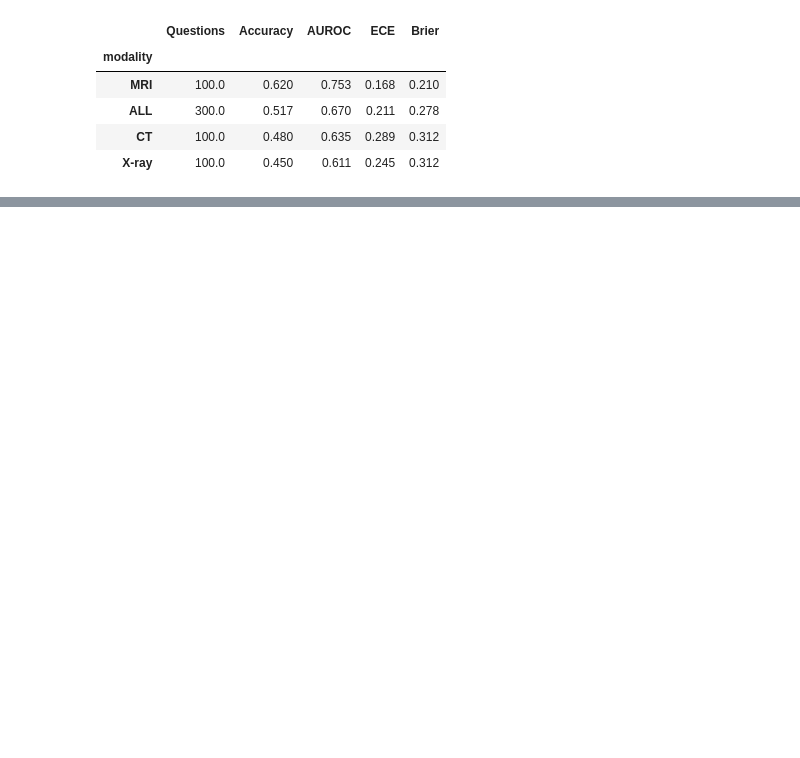
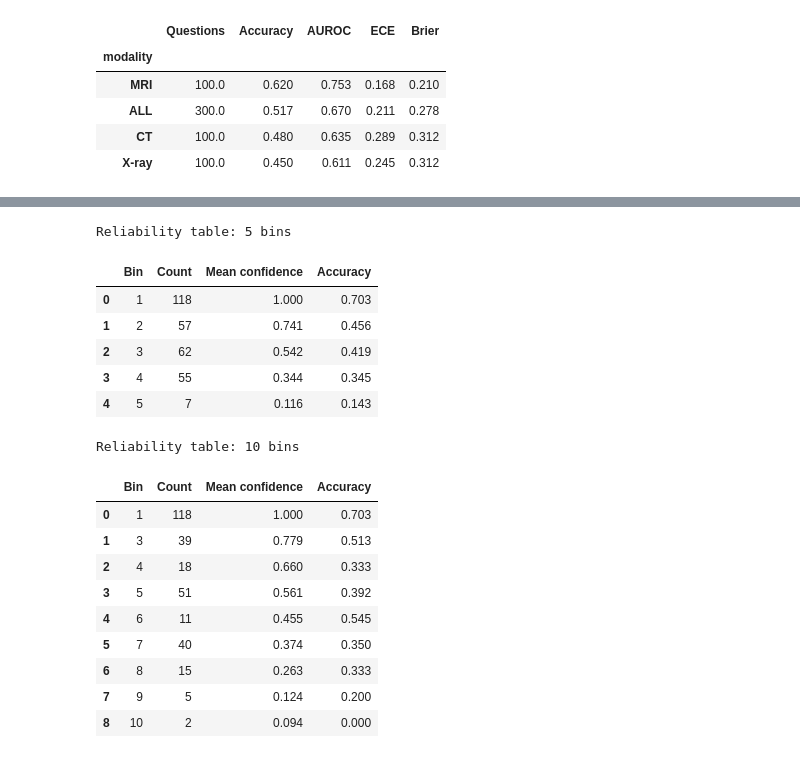
Before and after one commit to JoelvdR/medicalAI, a Jupyter notebook: Group15_[MAM11A_2026]_V&L_Practicum_Uncertainty_Final.ipynb, the cells around one changed output, grey strips where cells are left out. Cells and saved outputs as stored; diff of their text form; code cells hidden in the pictures; blank space fills up the shorter version.

```diff
--- a/Group15_[MAM11A_2026]_V&L_Practicum_Uncertainty_Final.ipynb
+++ b/Group15_[MAM11A_2026]_V&L_Practicum_Uncertainty_Final.ipynb
@@ -2505,0 +1587,52 @@ display(results_df.round(4))
+# %%
+# Q15 Reliability table
+data = load_and_process_data(files["Qwen2.5-VL-32B (T=1.0)"])
+uncertainties, correct, _ = compute_semantic_entropy_uncertainty(data)
+u_min, u_max = uncertainties.min(), uncertainties.max()
+
+if u_max > u_min:
+    normalized_uncertainties = (uncertainties - u_min) / (u_max - u_min)
+else:
+    normalized_uncertainties = np.zeros_like(uncertainties)
+
+confidence = 1 - normalized_uncertainties
+
+# Reliability tables for 5 and 10 bins
+for n_bins in [5, 10]:
+    edges = np.linspace(0, 1, n_bins + 1)
+    rows = []
+
+    for i in range(n_bins):
+        mask = (normalized_uncertainties >= edges[i]) & (
+            normalized_uncertainties < edges[i + 1]
+        )
+
+        if mask.any():
+            rows.append({
+                "Bin": i + 1,
+                "Count": mask.sum(),
+                "Mean confidence": confidence[mask].mean(),
+                "Accuracy": correct[mask].mean()
+            })
+
+    print(f"\nReliability table: {n_bins} bins")
+    display(pd.DataFrame(rows).round(3))
+# %% [output]
+Reliability table: 5 bins
+|  | Bin | Count | Mean confidence | Accuracy |
+| 0 | 1 | 118 | 1.000 | 0.703 |
+| 1 | 2 | 57 | 0.741 | 0.456 |
+| 2 | 3 | 62 | 0.542 | 0.419 |
+| 3 | 4 | 55 | 0.344 | 0.345 |
+| 4 | 5 | 7 | 0.116 | 0.143 |
+Reliability table: 10 bins
+|  | Bin | Count | Mean confidence | Accuracy |
+| 0 | 1 | 118 | 1.000 | 0.703 |
+| 1 | 3 | 39 | 0.779 | 0.513 |
+| 2 | 4 | 18 | 0.660 | 0.333 |
+| 3 | 5 | 51 | 0.561 | 0.392 |
+| 4 | 6 | 11 | 0.455 | 0.545 |
+| 5 | 7 | 40 | 0.374 | 0.350 |
+| 6 | 8 | 15 | 0.263 | 0.333 |
+| 7 | 9 | 5 | 0.124 | 0.200 |
+| 8 | 10 | 2 | 0.094 | 0.000 |
```
Also changed, not shown: parts of 21 cells of this notebook.
